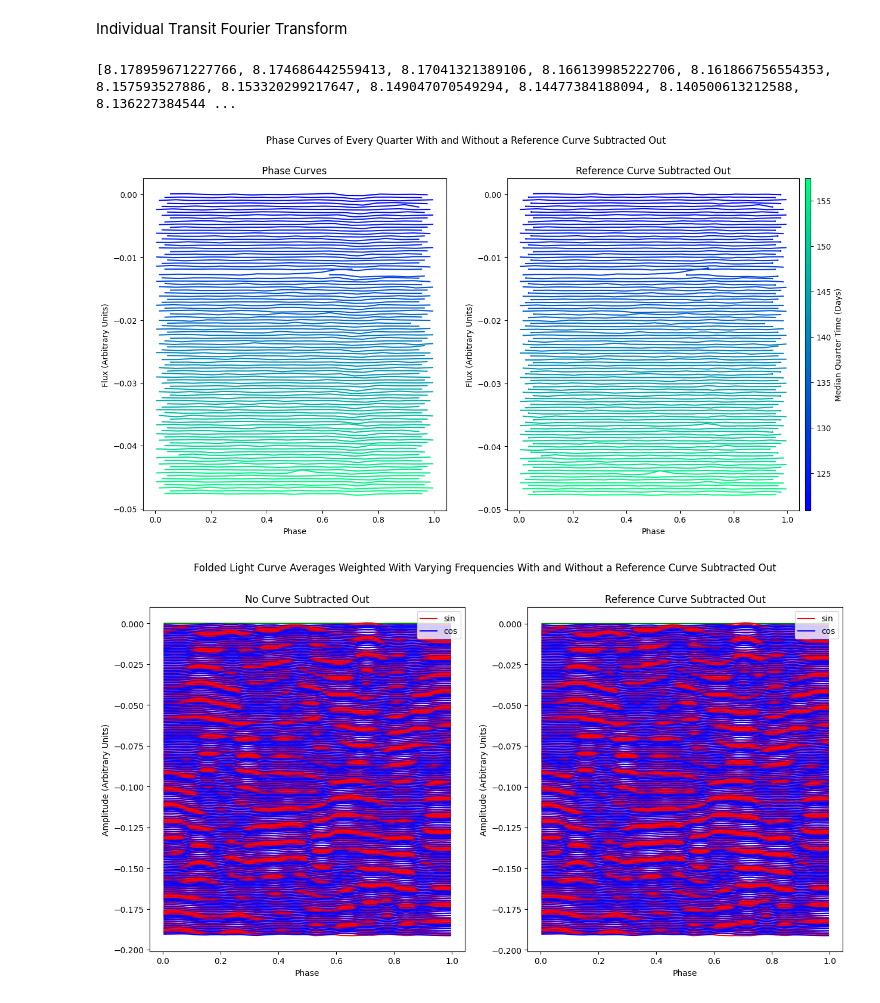
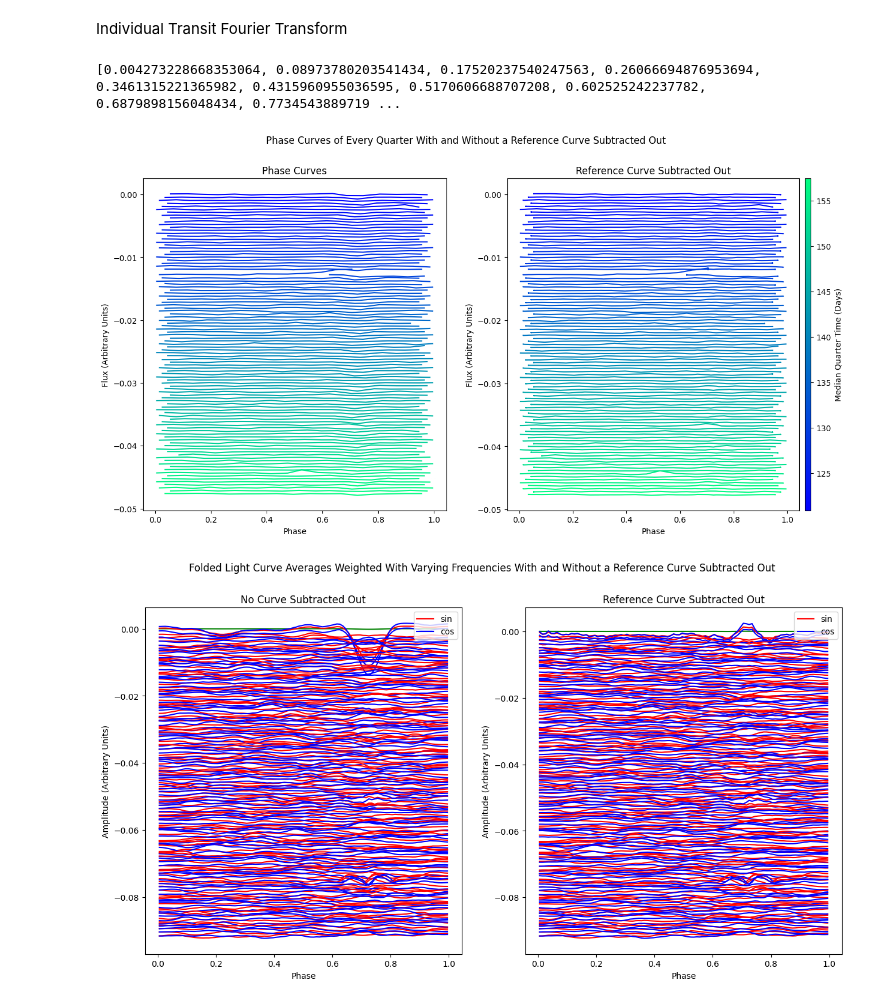
Before and after one commit to nsodickson/USP-Exoplanet-Analysis, a Jupyter notebook: Pipeline.ipynb, the cells around one changed output. Saved outputs shown, nothing was run; the diff lists cells and outputs as text; code cells hidden in the pictures.

```diff
--- a/Pipeline.ipynb
+++ b/Pipeline.ipynb
@@ -608,6 +608,7 @@ def produceTimeBinPlots(lc_list, reference_lc, period, spacing, include_boot=Fal
             for p, f in zip(phase_samples, flux_samples):
                 p_binned, f_binned = timeBin(p, f, **kwargs)
                 ax1.plot(p_binned, f_binned - np.mean(f_binned) - spacing * idx, alpha=0.3, color="orange")
+                ax2.plot(p_binned, f_binned - ref_flux_binned - np.mean(f_binned) - spacing * idx, alpha=0.3, color="orange")
 
         phase_binned, flux_binned = timeBin(quarter_lc.phase, quarter_lc.flux, **kwargs)
         ax1.plot(phase_binned, flux_binned - np.mean(flux_binned) - spacing * idx, color=cmap(idx / len(lc_list)))
@@ -982,12 +969,12 @@ plt.show()
 Individual Transit Fourier Transform
 # %%
 frequencies = [i * (2 * math.pi / (timeline)) for i in range(1, len(lc_list_cut) // 2 + 1)]
-f = frequencies[-1:-201:-1]
+f = frequencies[::20]
 print(f)
 
 produceTimeBinPlots(lc_list=lc_list_cut[1:102], reference_lc=lc, period=period, spacing=spacing * 2.5, bins=np.arange(0, 1.01, 0.01), aggregate_func=np.mean)
 produceFrequencyBinPlots(lc_list=lc_list_cut[1:102], reference_lc=lc, period=period, spacing=spacing * 5, frequencies=f, bins=np.arange(0, 1.01, 0.01), aggregate_func=np.mean)
 # %% [output]
-[8.178959671227766, 8.174686442559413, 8.17041321389106, 8.166139985222706, 8.161866756554353, 8.157593527886, 8.153320299217647, 8.149047070549294, 8.14477384188094, 8.140500613212588, 8.136227384544 ...
+[0.004273228668353064, 0.08973780203541434, 0.17520237540247563, 0.26066694876953694, 0.3461315221365982, 0.4315960955036595, 0.5170606688707208, 0.602525242237782, 0.6879898156048434, 0.7734543889719 ...
 [figure]
-[figure, old version]
+[figure, new version]
```
Also changed, not shown: parts of 4 cells of this notebook.
